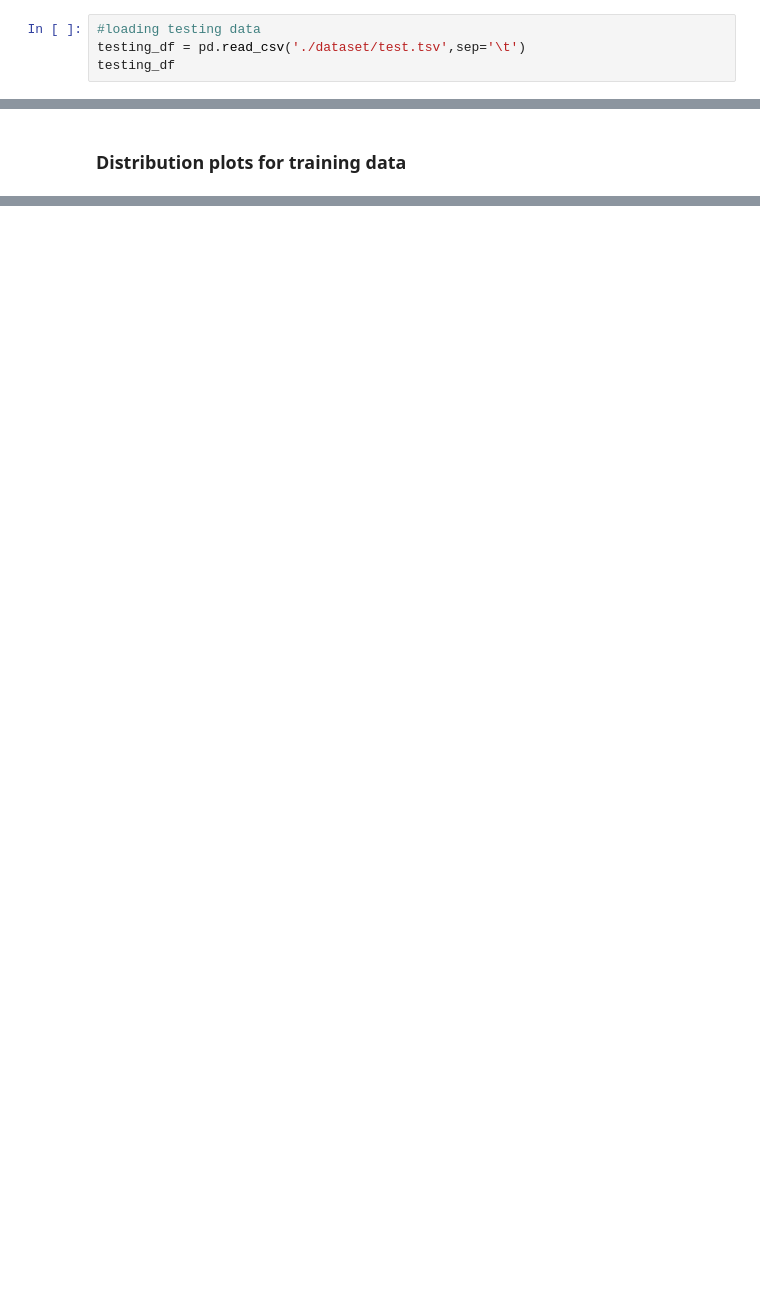
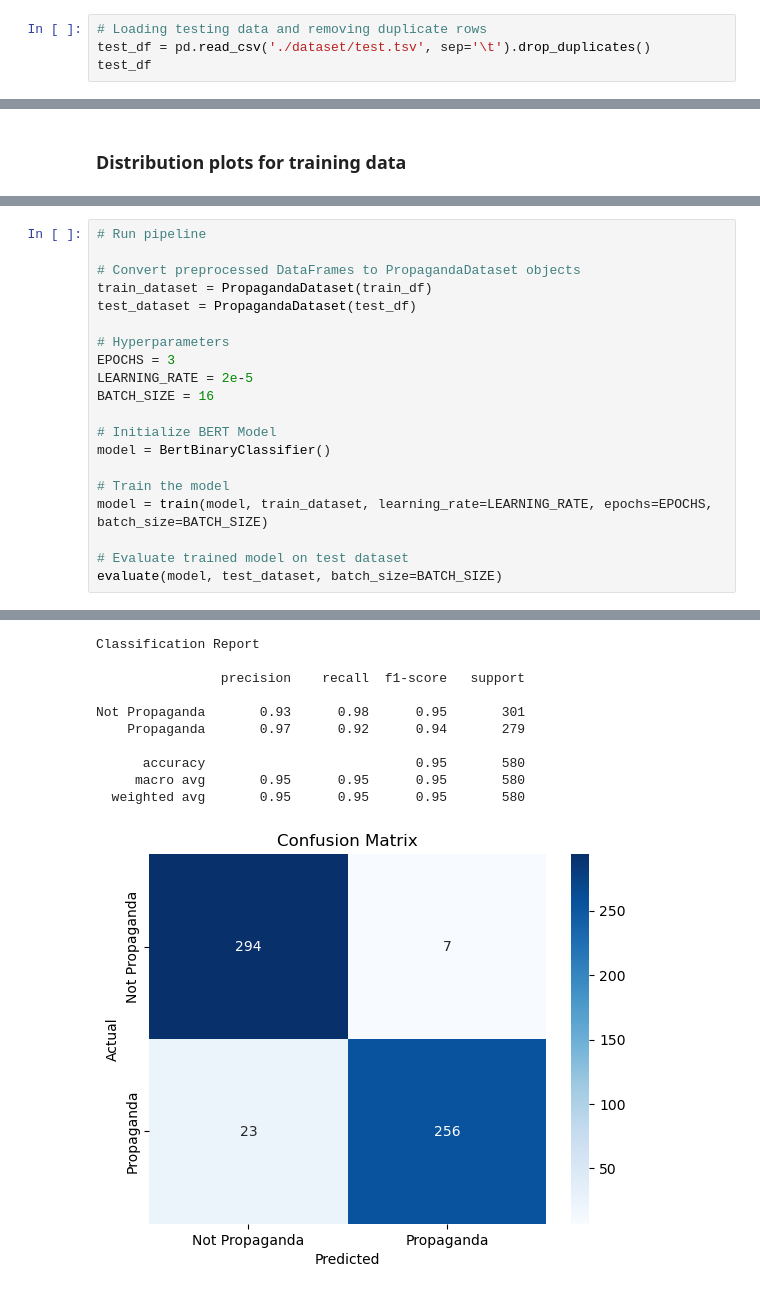
Before and after one commit to bhakuni27/Propaganda-Detection, a Jupyter notebook: PropagandaDetection.ipynb, the cells around one changed output, grey strips where cells are left out. Saved outputs shown, nothing was run; the diff lists cells and outputs as text; blank space fills up the shorter version.

Commit message:
BERT Model

```diff
--- a/PropagandaDetection.ipynb
+++ b/PropagandaDetection.ipynb
@@ -32,7 +41,7 @@ training_df
 # %%
-#loading testing data
-testing_df = pd.read_csv('./dataset/test.tsv',sep='\t')
-testing_df
+# Loading testing data and removing duplicate rows
+test_df = pd.read_csv('./dataset/test.tsv', sep='\t').drop_duplicates()
+test_df
 # %% [output]
 |  | label | tagged_in_context |
 | 0 | not_propaganda | On average, between 300 and 600 i... |
@@ -136,0 +209,21 @@ plt.show()
+# %%
+# Run pipeline
+
+# Convert preprocessed DataFrames to PropagandaDataset objects
+train_dataset = PropagandaDataset(train_df)
+test_dataset = PropagandaDataset(test_df)
+
+# Hyperparameters
+EPOCHS = 3
+LEARNING_RATE = 2e-5
+BATCH_SIZE = 16
+
+# Initialize BERT Model
+model = BertBinaryClassifier()
+
+# Train the model
+model = train(model, train_dataset, learning_rate=LEARNING_RATE, epochs=EPOCHS, batch_size=BATCH_SIZE)
+
+# Evaluate trained model on test dataset
+evaluate(model, test_dataset, batch_size=BATCH_SIZE)
+# %% [output]
@@ -136,0 +233,11 @@ plt.show()
+Classification Report
+
+                precision    recall  f1-score   support
+
+Not Propaganda       0.93      0.98      0.95       301
+    Propaganda       0.97      0.92      0.94       279
+
+      accuracy                           0.95       580
+     macro avg       0.95      0.95      0.95       580
+  weighted avg       0.95      0.95      0.95       580
+[figure, added]
```
Also changed, not shown: parts of 16 cells of this notebook.
